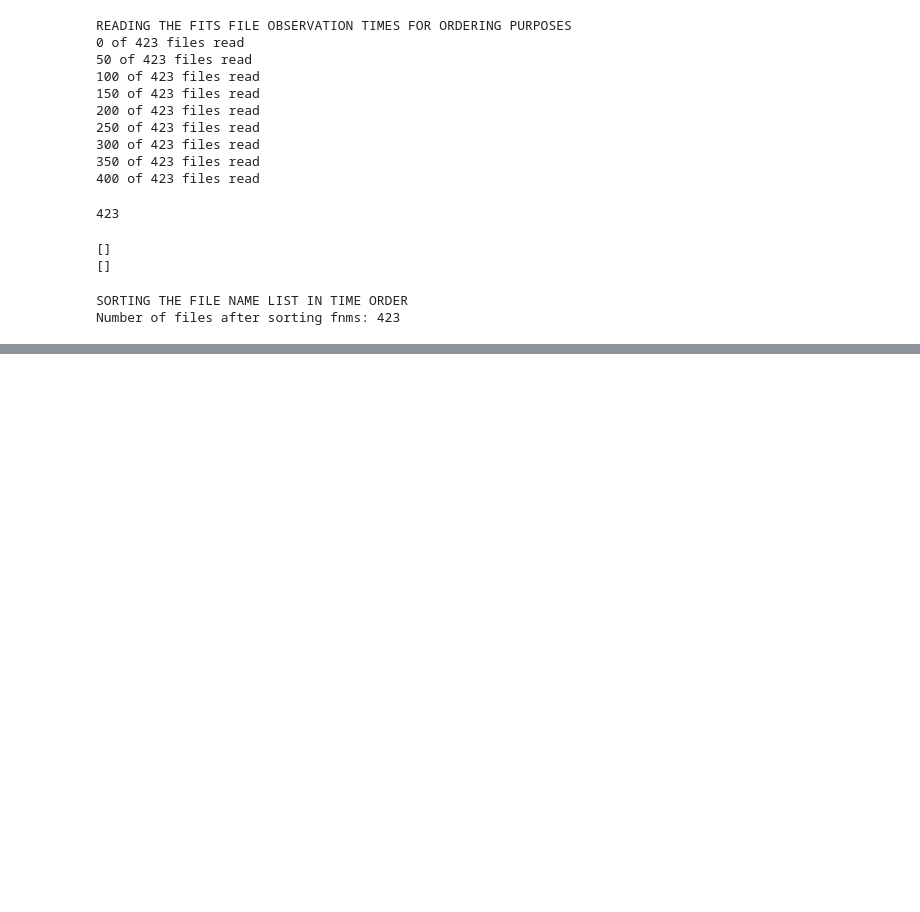
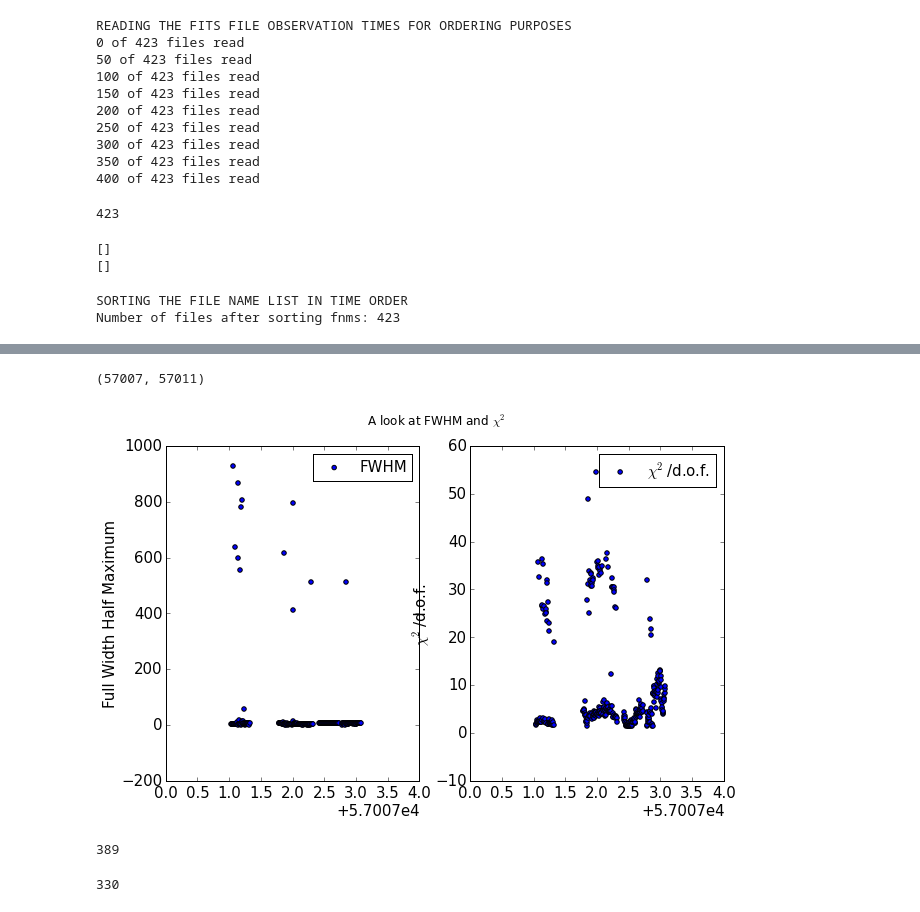
Before and after one commit to lmoustakas/lcolens, a Jupyter notebook: python/cmg/FWHM_all.ipynb, the cells around one changed output, grey strips where cells are left out. Drawn from its saved outputs; the diff is of its cells as text; code cells hidden in the pictures; blank space fills up the shorter version.

Commit message:
Rough FWHM and Chi^2 plots added

```diff
--- a/python/cmg/FWHM_all.ipynb
+++ b/python/cmg/FWHM_all.ipynb
@@ -508,0 +524,20 @@ print len(mjd_obs_list)
+# %%
+plt.figure(figsize=(10,6))
+plt.subplot(1,2,1)
+plt.scatter(mjd_obs_list, fwhm_list, c='blue')
+plt.legend(['FWHM'], loc = 1, scatterpoints = 1)
+#plt.xlabel('MJD (November 9 - 15)')
+plt.ylabel('Full Width Half Maximum')
+#plt.ylim([-1,1])
+plt.xlim([57007,57011])
+plt.subplot(1,2,2)
+plt.scatter(mjd_obs_list, chi2_list, c='blue')
+plt.legend(['$\chi^2$/d.o.f.'], loc = 1, scatterpoints = 1)
+plt.suptitle('A look at FWHM and $\chi^2$', fontsize=12)
+#plt.xlabel('MJD (November 9 - 15)')
+plt.ylabel('$\chi^2$/d.o.f.')
+#plt.ylim([-1,1])
+plt.xlim([57007,57011])
+# %% [output]
+(57007, 57011)
+[figure, added]
@@ -508,0 +550,8 @@ print len(mjd_obs_list)
+# %%
+fwhm_list_sorted.index(8.6769685986004728)
+# %% [output]
+389
+# %%
+chi2_list_sorted.index(9.8982507628122676)
+# %% [output]
+330
```
Also changed, not shown: parts of 5 cells of this notebook.
